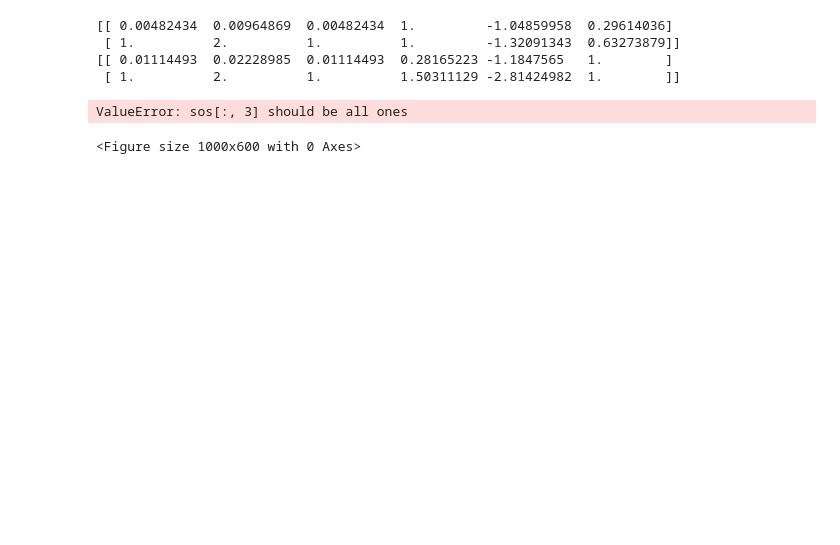
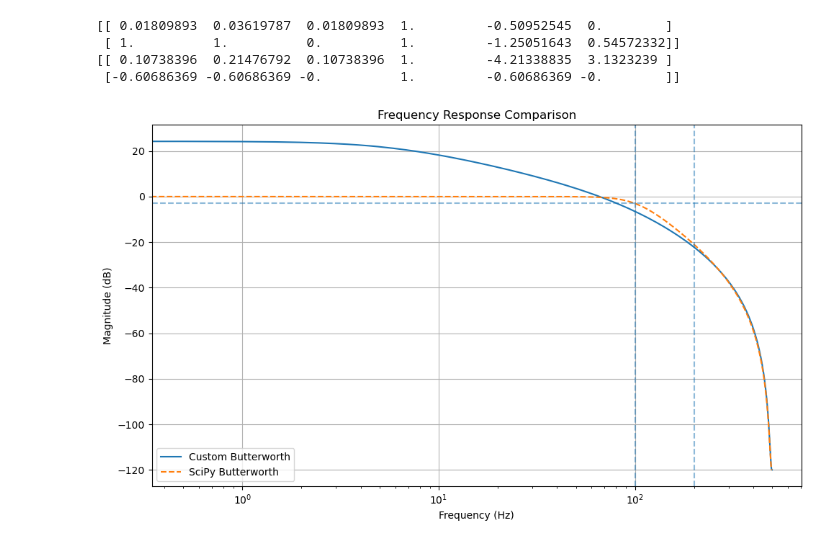
Before and after one commit to emlearn/emlearn-micropython, a Jupyter notebook: examples/filters_iir/FilterTests.ipynb, the cells around one changed output. Saved outputs shown, nothing was run; the diff lists cells and outputs as text; code cells hidden in the pictures; blank space fills up the shorter version.

```diff
--- a/examples/filters_iir/FilterTests.ipynb
+++ b/examples/filters_iir/FilterTests.ipynb
@@ -13,7 +16,7 @@ import matplotlib.pyplot as plt
 
 # === Validation setup ===
 fs = 1000           # Sampling frequency (Hz)
-order = 4         # Filter order
+order = 3         # Filter order
 cutoff = 100        # Lowpass cutoff (Hz)
 ftype = 'lowpass'   # Filter type
 
@@ -21,36 +24,35 @@ ftype = 'lowpass'   # Filter type
 custom_sos = design_butterworth(order, ftype, fs, cutoff)
 
 # SciPy reference filter (matched settings)
 nyq = fs / 2
 scipy_sos = signal.butter(order, cutoff, btype=ftype, output='sos', fs=fs)
 
 import numpy
 print(numpy.array(scipy_sos))
 print(numpy.array(custom_sos))
 
 # === Frequency response comparison ===
 def plot_sos_response(sos, label, style='-'):
     w, h = signal.sosfreqz(sos, worN=1024, fs=fs)
     plt.plot(w, 20 * np.log10(abs(h) + 1e-6), style, label=label)
 
 plt.figure(figsize=(10, 6))
 plot_sos_response(custom_sos, 'Custom Butterworth')
 plot_sos_response(scipy_sos, 'SciPy Butterworth', '--')
 plt.title('Frequency Response Comparison')
 plt.xlabel('Frequency (Hz)')
 plt.xscale('log')
 plt.ylabel('Magnitude (dB)')
 plt.axvline(cutoff, ls='--', alpha=0.5)
 plt.axvline(cutoff*2, ls='--', alpha=0.5)
 plt.axhline(-3.0, ls='--', alpha=0.5)
 plt.grid(True)
 plt.legend()
 plt.tight_layout()
 plt.show()
 # %% [output]
-[[ 0.00482434  0.00964869  0.00482434  1.         -1.04859958  0.29614036]
- [ 1.          2.          1.          1.         -1.32091343  0.63273879]]
-[[ 0.01114493  0.02228985  0.01114493  0.28165223 -1.1847565   1.        ]
- [ 1.          2.          1.          1.50311129 -2.81424982  1.        ]]
+[[ 0.01809893  0.03619787  0.01809893  1.         -0.50952545  0.        ]
+ [ 1.          1.          0.          1.         -1.25051643  0.54572332]]
+[[ 0.10738396  0.21476792  0.10738396  1.         -4.21338835  3.1323239 ]
+ [-0.60686369 -0.60686369 -0.          1.         -0.60686369 -0.        ]]
-ValueError: sos[:, 3] should be all ones
-<Figure size 1000x600 with 0 Axes>
+[figure, added]
```
Also changed, not shown: parts of 1 cell of this notebook, 1 other file.
